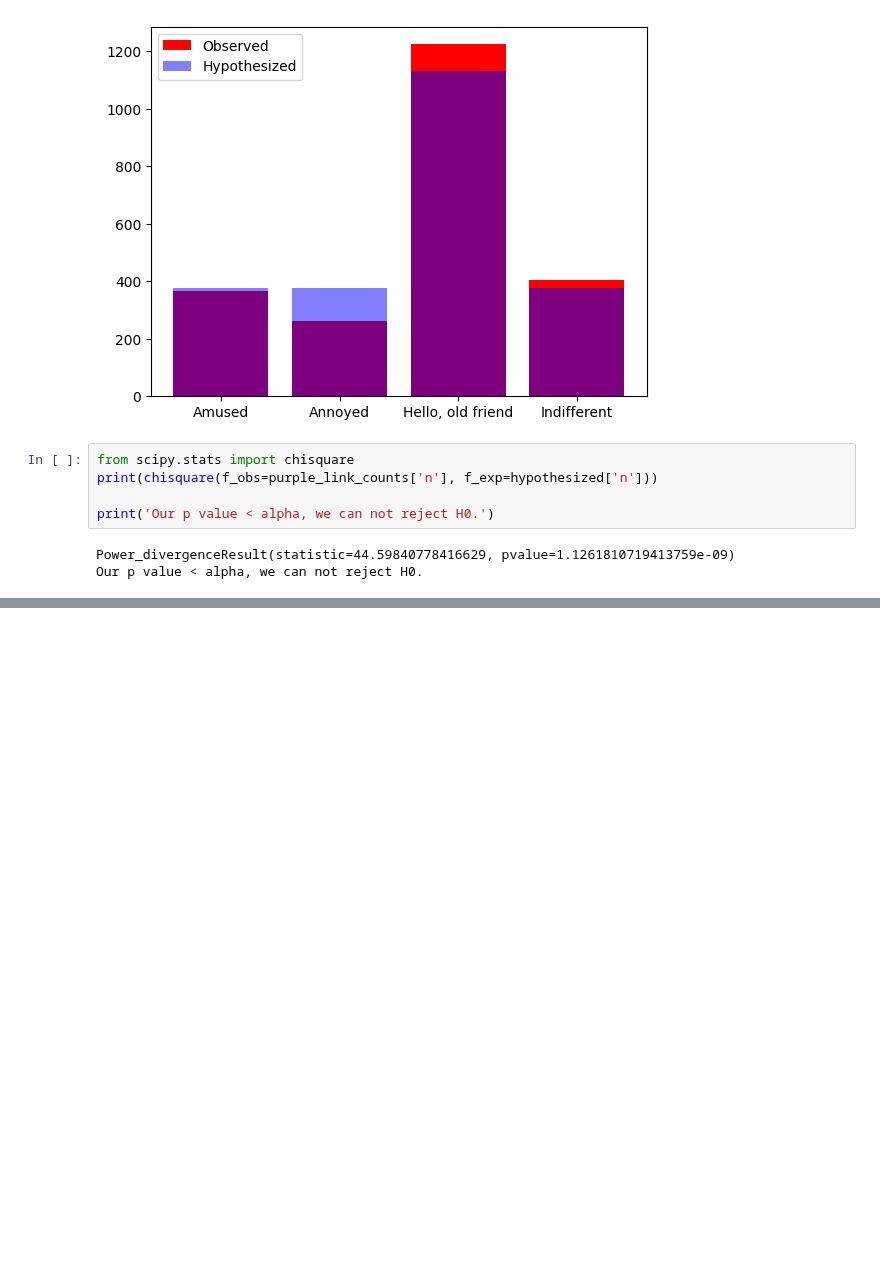
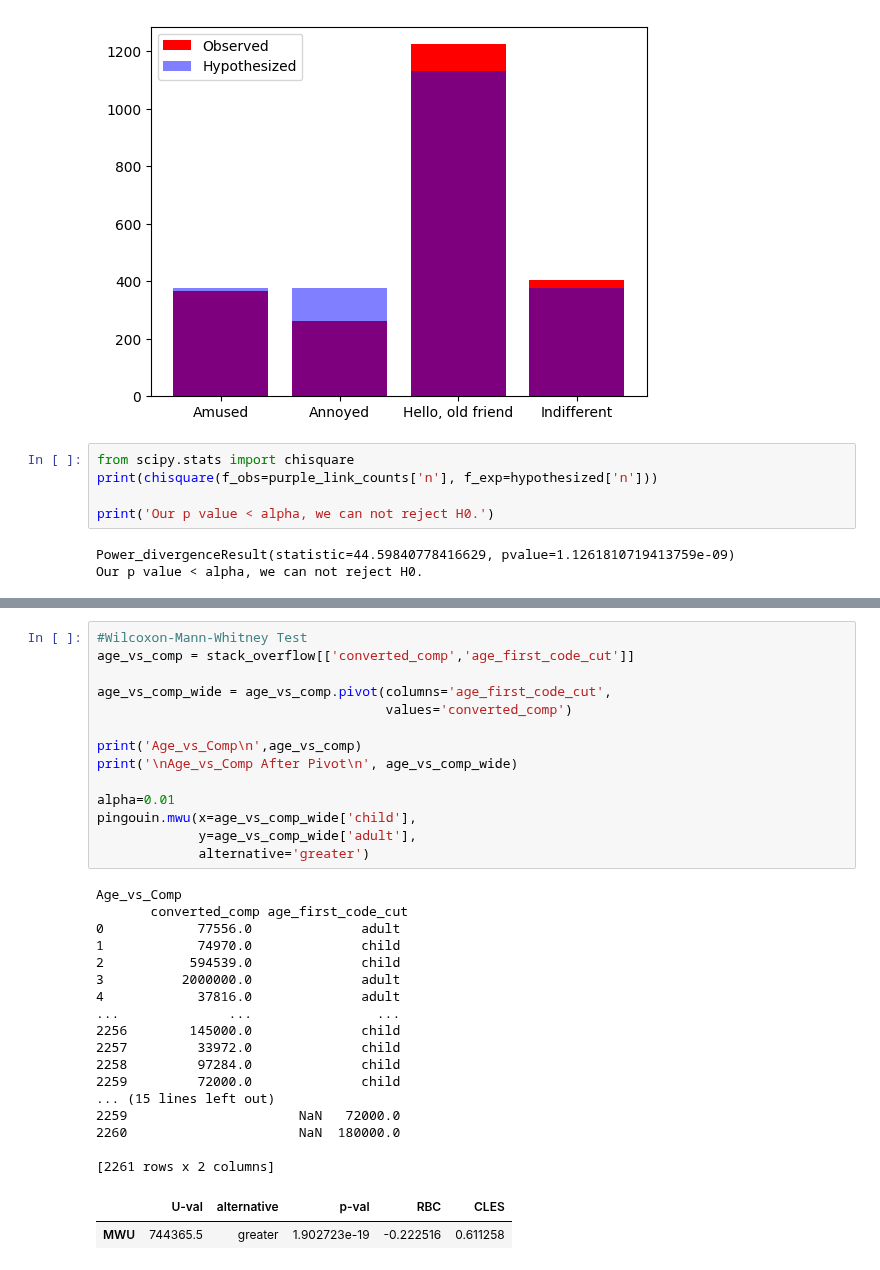
Before and after one commit to umutky/datascience_repo, a Jupyter notebook: hypothesis_tests.ipynb, the cells around one changed output, grey strips where cells are left out. Drawn from its saved outputs; the diff is of its cells as text; blank space fills up the shorter version.

```diff
--- a/hypothesis_tests.ipynb
+++ b/hypothesis_tests.ipynb
@@ -341,0 +372,34 @@ Our p value < alpha, we can not reject H0.
+# %%
+#Wilcoxon-Mann-Whitney Test
+age_vs_comp = stack_overflow[['converted_comp','age_first_code_cut']]
+
+age_vs_comp_wide = age_vs_comp.pivot(columns='age_first_code_cut',
+                                     values='converted_comp')
+
+print('Age_vs_Comp\n',age_vs_comp)
+print('\nAge_vs_Comp After Pivot\n', age_vs_comp_wide)
+
+alpha=0.01
+pingouin.mwu(x=age_vs_comp_wide['child'],
+             y=age_vs_comp_wide['adult'],
+             alternative='greater')
+# %% [output]
+Age_vs_Comp
+       converted_comp age_first_code_cut
+0            77556.0              adult
+1            74970.0              child
+2           594539.0              child
+3          2000000.0              adult
+4            37816.0              adult
+...              ...                ...
+2256        145000.0              child
+2257         33972.0              child
+2258         97284.0              child
+2259         72000.0              child
+... (15 lines left out)
+2259                      NaN   72000.0
+2260                      NaN  180000.0
+
+[2261 rows x 2 columns]
+|  | U-val | alternative | p-val | RBC | CLES |
+| MWU | 744365.5 | greater | 1.902723e-19 | -0.222516 | 0.611258 |
```
Also changed, not shown: parts of 8 cells of this notebook.
